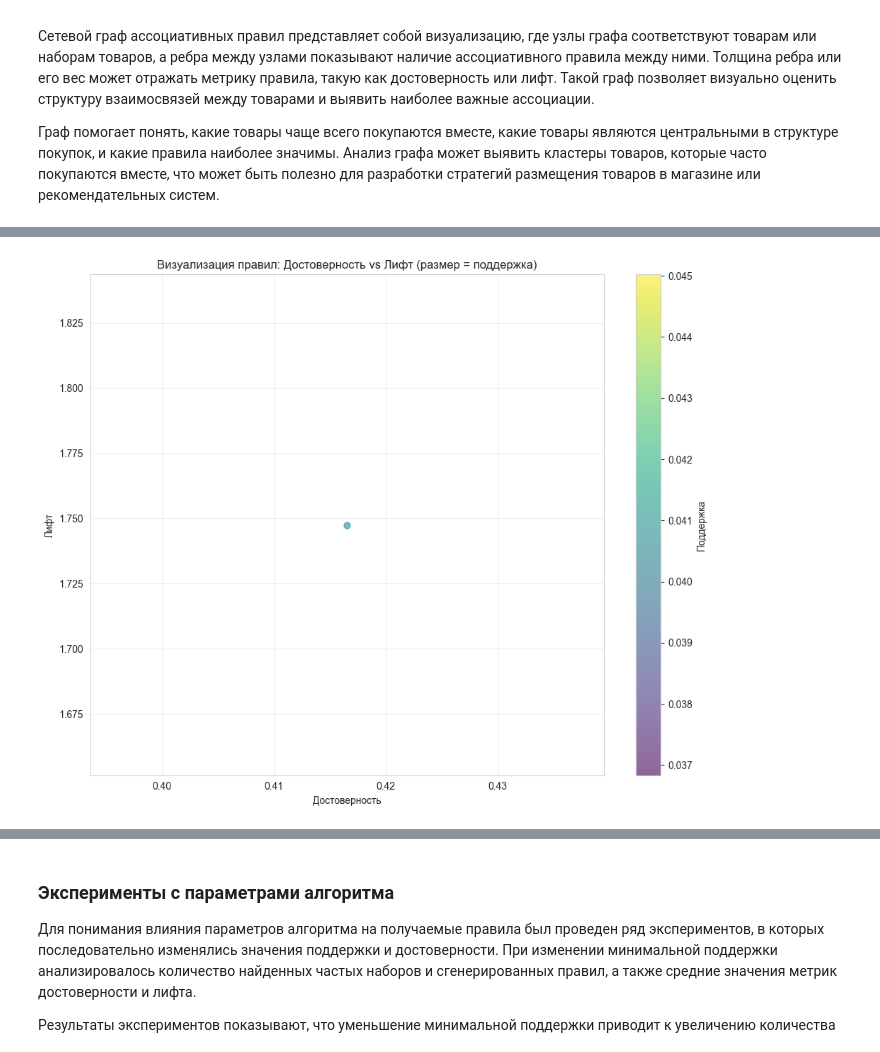
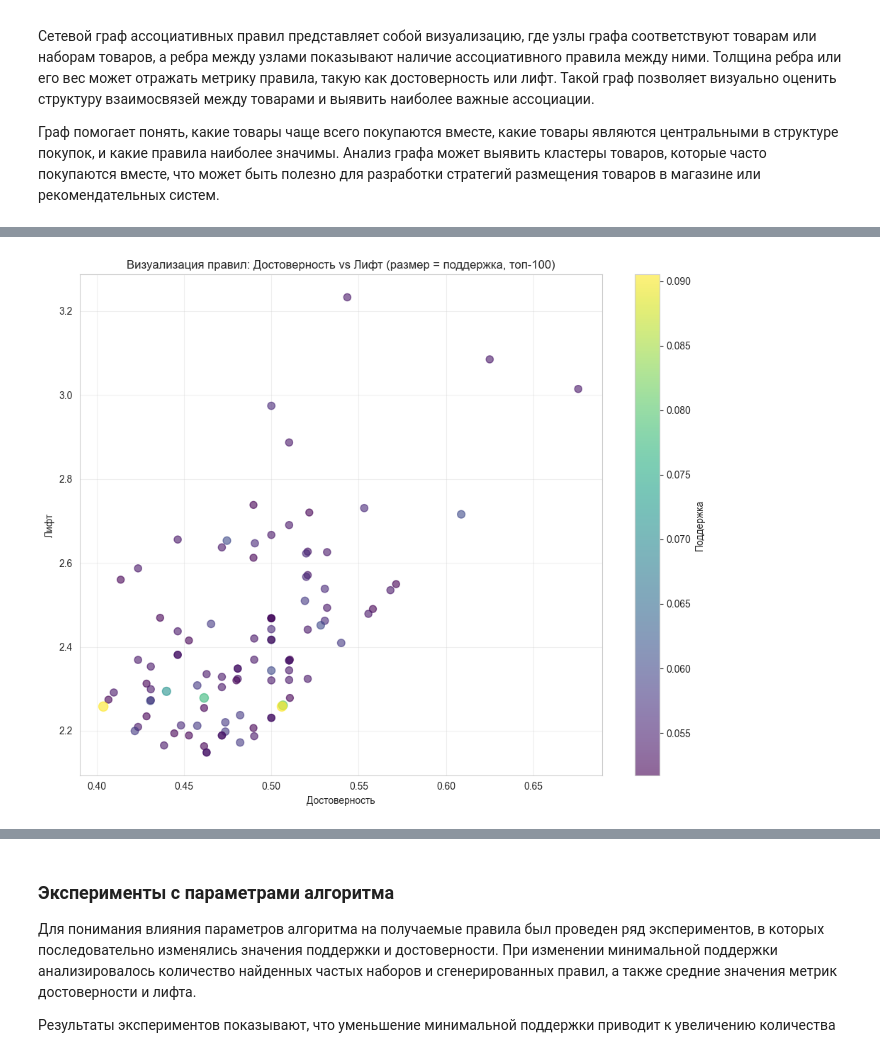
Before and after one commit to 1101drought142/ii, a Jupyter notebook: laba2/laba2.ipynb, the cells around one changed output, grey strips where cells are left out. Drawn from its saved outputs; the diff is of its cells as text; code cells hidden in the pictures.

```diff
--- a/laba2/laba2.ipynb
+++ b/laba2/laba2.ipynb
@@ -238,20 +147,0 @@ else:
-# %%
-# Визуализация достоверности правил
-if len(rules_fp) > 0:
-    rules_viz = rules_fp.copy()
-    rules_viz['antecedents'] = rules_viz['antecedents'].apply(lambda x: ', '.join(list(x)))
-    rules_viz['consequents'] = rules_viz['consequents'].apply(lambda x: ', '.join(list(x)))
-    rules_viz['rule'] = rules_viz['antecedents'] + ' -> ' + rules_viz['consequents']
-
-    # Ограничиваем количество для визуализации
-    top_rules = rules_viz.nlargest(20, 'confidence')
-
-    plt.figure(figsize=(14, 8))
-    plt.barh(range(len(top_rules)), top_rules['confidence'], color='steelblue', alpha=0.8)
-    plt.yticks(range(len(top_rules)), top_rules['rule'], fontsize=8)
-    plt.xlabel('Достоверность')
-    plt.title('Топ-20 правил по достоверности (FPGrowth)')
-    plt.tight_layout()
-    photos_path = os.path.join(photos_dir, 'rules_confidence_fp.png')
-    plt.savefig(photos_path, dpi=DPI, bbox_inches='tight')
-    plt.show()
@@ -326,25 +327,28 @@ else:
 Граф помогает понять, какие товары чаще всего покупаются вместе, какие товары являются центральными в структуре покупок, и какие правила наиболее значимы. Анализ графа может выявить кластеры товаров, которые часто покупаются вместе, что может быть полезно для разработки стратегий размещения товаров в магазине или рекомендательных систем.
 # %%
 # Визуализация правил в виде графа
+# Ограничиваем количество правил ДО итерации для быстрой работы
 if len(rules_fp) > 0:
+    # Берем только топ правила для визуализации
+    top_rules = rules_fp.nlargest(MAX_RULES_FOR_VIZ, 'lift')
+
     G = nx.DiGraph()
-
-    for idx, row in rules_fp.iterrows():
+    for idx, row in top_rules.iterrows():
         ant = ', '.join(list(row['antecedents']))
         cons = ', '.join(list(row['consequents']))
         G.add_edge(ant, cons, weight=row['confidence'], lift=row['lift'])
 
     if len(G.nodes()) > 0:
-        # Ограничиваем граф для читаемости
+        # Дополнительно ограничиваем для читаемости графа
         if len(G.nodes()) > 30:
-            top_rules = rules_fp.nlargest(30, 'lift')
+            top_rules_small = top_rules.nlargest(30, 'lift')
             G = nx.DiGraph()
-            for idx, row in top_rules.iterrows():
+            for idx, row in top_rules_small.iterrows():
                 ant = ', '.join(list(row['antecedents']))
                 cons = ', '.join(list(row['consequents']))
                 G.add_edge(ant, cons, weight=row['confidence'], lift=row['lift'])
 
-        pos = nx.spring_layout(G, k=1, iterations=50)
+        pos = nx.spring_layout(G, k=1, iterations=30)  # Уменьшено количество итераций
 
         plt.figure(figsize=(16, 12))
         nx.draw_networkx_nodes(G, pos, node_color='lightblue', node_size=1500, alpha=0.7)
@@ -376,17 +377,20 @@ if len(rules_fp) > 0:
 # %%
 # Собственная визуализация правил
 if len(rules_fp) > 0:
+    # Берем только топ правила для визуализации
+    top_rules_viz = rules_fp.nlargest(MAX_RULES_FOR_VIZ, 'lift')
+
     plt.figure(figsize=(10, 8))
-    plt.scatter(rules_fp['confidence'], rules_fp['lift'],
-               s=rules_fp['support']*1000, alpha=0.6, c=rules_fp['support'], cmap='viridis')
+    plt.scatter(top_rules_viz['confidence'], top_rules_viz['lift'],
+               s=top_rules_viz['support']*1000, alpha=0.6, c=top_rules_viz['support'], cmap='viridis')
     plt.colorbar(label='Поддержка')
     plt.xlabel('Достоверность')
     plt.ylabel('Лифт')
-    plt.title('Визуализация правил: Достоверность vs Лифт (размер = поддержка)')
+    plt.title(f'Визуализация правил: Достоверность vs Лифт (размер = поддержка, топ-{MAX_RULES_FOR_VIZ})')
     plt.grid(True, alpha=0.3)
     plt.tight_layout()
     photos_path = os.path.join(photos_dir, 'custom_visualization.png')
     plt.savefig(photos_path, dpi=DPI, bbox_inches='tight')
     plt.show()
 # %% [output]
-[figure, old version]
+[figure, new version]
```
Also changed, not shown: parts of 32 cells of this notebook, 11 other files.
